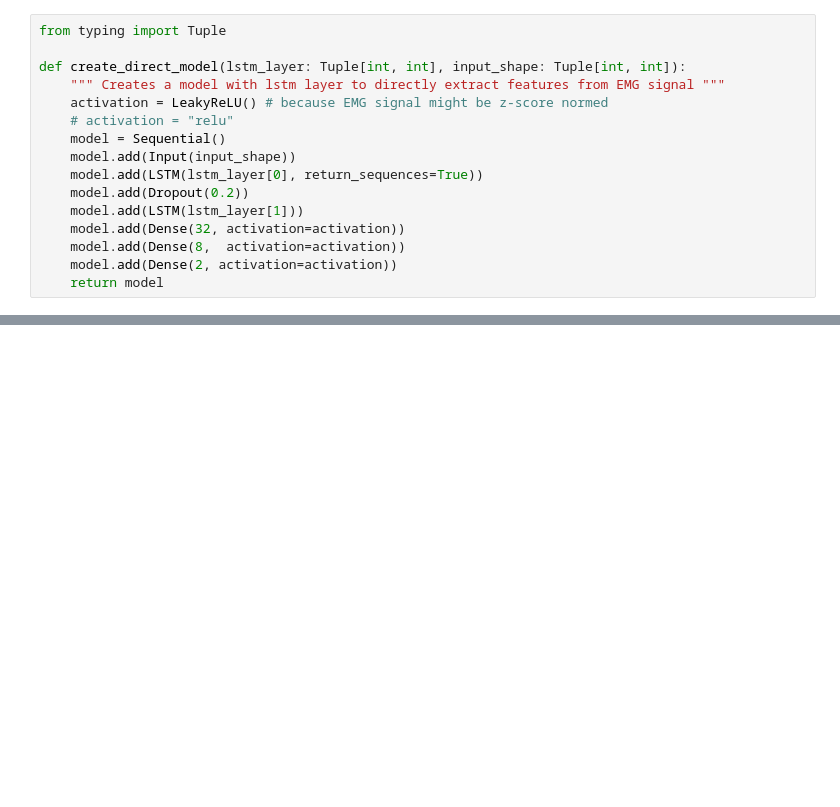
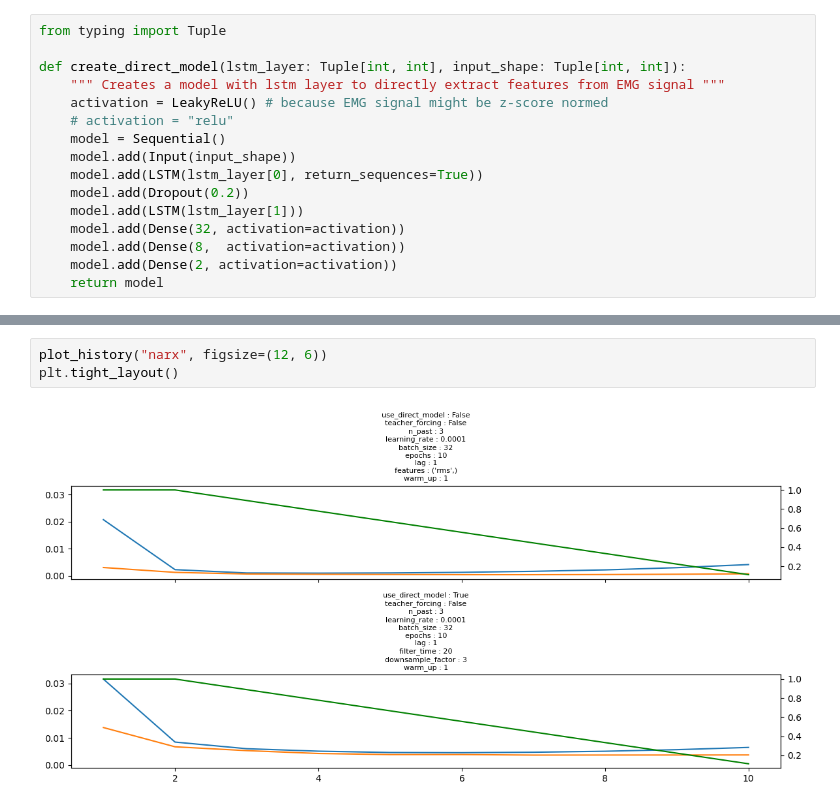
Before and after one commit to gjmm07/Masterthesis, a Jupyter notebook: JointAnglePrediction.ipynb, the cells around one changed output, grey strips where cells are left out. Saved outputs shown, nothing was run; the diff lists cells and outputs as text; blank space fills up the shorter version.

Commit message:
narx renewed

```diff
--- a/JointAnglePrediction.ipynb
+++ b/JointAnglePrediction.ipynb
@@ -981,0 +881,5 @@ axs[1].plot(narx_predictions[model_idx].schd_sampling_preds[trail_idx][:, 1], lw
+# %%
+plot_history("narx", figsize=(12, 6))
+plt.tight_layout()
+# %% [output]
+[figure, added]
```
Also changed, not shown: parts of 26 cells of this notebook, 19 other files.
